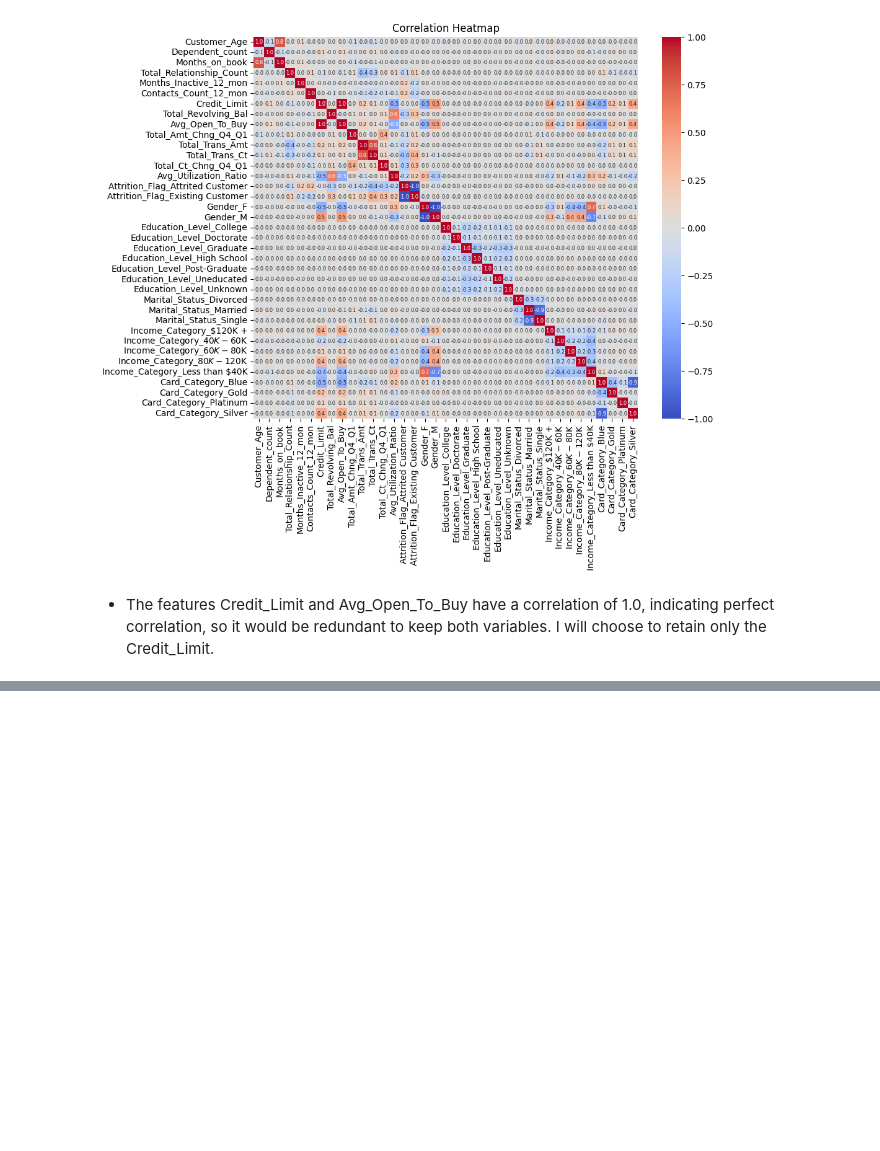
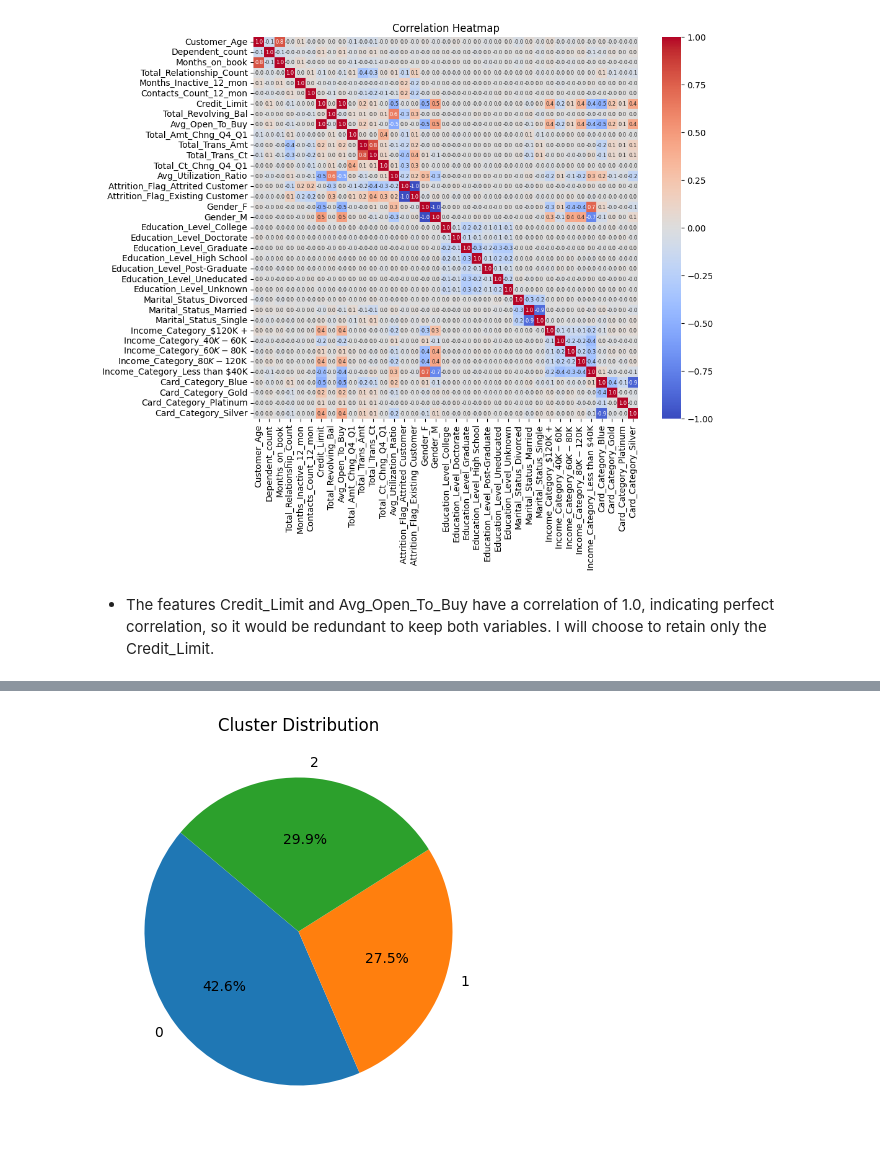
Before and after one commit to Anshv99/Credit_Card_Customer_Analysis, a Jupyter notebook: Main.ipynb, the cells around one changed output, grey strips where cells are left out. Saved outputs shown, nothing was run; the diff lists cells and outputs as text; code cells hidden in the pictures; blank space fills up the shorter version.

```diff
--- a/Main.ipynb
+++ b/Main.ipynb
@@ -207,0 +355,16 @@ df = df.drop(columns=['Avg_Open_To_Buy'])
+# %%
+from sklearn.pipeline import Pipeline
+from sklearn.cluster import KMeans
+from sklearn.decomposition import PCA
+
+RANDOM_STATE = 42
+
+pipeline = Pipeline(
+    [
+        ("preprocessing", preprocessing),
+        ("pca", PCA(n_components=2, random_state=RANDOM_STATE)),
+        ("clustering", KMeans(n_clusters=3, random_state=RANDOM_STATE, n_init=10))
+    ]
+)
+
+pipeline.fit(df)
@@ -207,0 +389,6 @@ df = df.drop(columns=['Avg_Open_To_Buy'])
+# %%
+# New df with "Cluster" column
+df_clustered = df.copy()
+df_clustered["Cluster"] = pipeline["clustering"].labels_
+
+df_clustered.head()
@@ -207,0 +402,12 @@ df = df.drop(columns=['Avg_Open_To_Buy'])
+# %%
+# Count of each cluster
+cluster_counts = df_clustered["Cluster"].value_counts().sort_index()
+
+# Pie Plot
+plt.figure(figsize=(5, 5))
+plt.pie(cluster_counts, labels=cluster_counts.index, autopct='%1.1f%%', startangle=140)
+
+plt.title('Cluster Distribution')
+plt.show()
+# %% [output]
+[figure, added]
```
Also changed, not shown: parts of 29 cells of this notebook.
